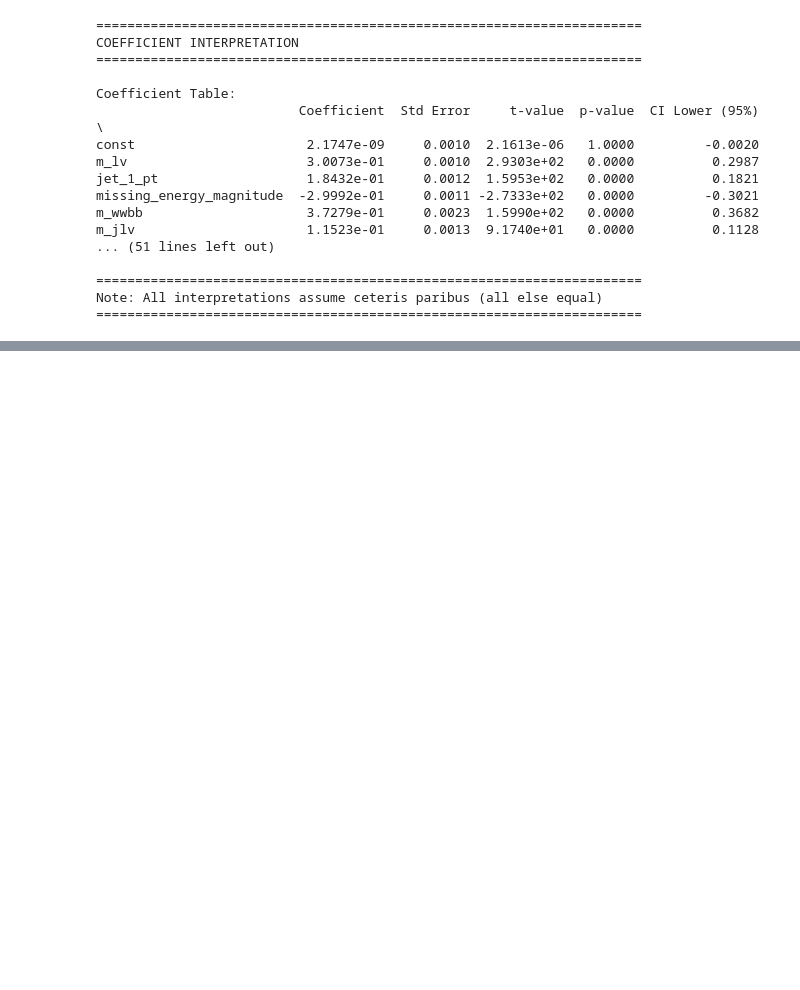
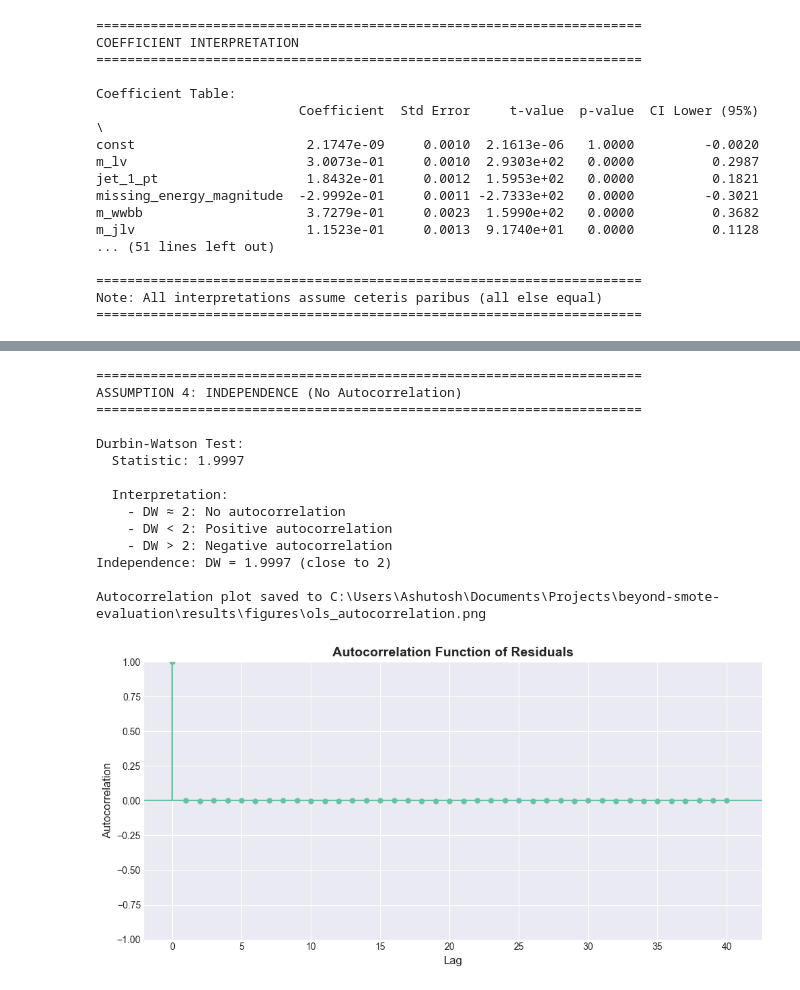
Before and after one commit to ashu-tagore/beyond_smote_evaluation, a Jupyter notebook: notebooks/06_OLS_Regression.ipynb, the cells around one changed output, grey strips where cells are left out. Saved outputs shown, nothing was run; the diff lists cells and outputs as text; code cells hidden in the pictures; blank space fills up the shorter version.

```diff
--- a/notebooks/06_OLS_Regression.ipynb
+++ b/notebooks/06_OLS_Regression.ipynb
@@ -401,0 +626,56 @@ Note: All interpretations assume ceteris paribus (all else equal)
+# %%
+# Cell 11: Test Assumption 4 - Independence
+# Checking if residuals are independent (no autocorrelation)
+# Using Durbin-Watson test
+
+print("="*70)
+print("ASSUMPTION 4: INDEPENDENCE (No Autocorrelation)")
+print("="*70)
+
+# Durbin-Watson test
+dw_stat = durbin_watson(residuals)
+
+print(f"\nDurbin-Watson Test:")
+print(f"  Statistic: {dw_stat:.4f}")
+print(f"\n  Interpretation:")
+print(f"    - DW ≈ 2: No autocorrelation")
+print(f"    - DW < 2: Positive autocorrelation")
+print(f"    - DW > 2: Negative autocorrelation")
+
+if 1.5 < dw_stat < 2.5:
+    print(f"Independence: DW = {dw_stat:.4f} (close to 2)")
+else:
+    print(f"Autocorrelation detected: DW = {dw_stat:.4f}")
+    print("  Remedy: Consider time-series methods or add lagged variables")
+
+# Autocorrelation plot
+fig, ax = plt.subplots(figsize=(10, 5))
+sm.graphics.tsa.plot_acf(residuals, lags=40, ax=ax, alpha=0.05)
+ax.set_title('Autocorrelation Function of Residuals',
+             fontsize=14, fontweight='bold')
+ax.set_xlabel('Lag', fontsize=12)
+ax.set_ylabel('Autocorrelation', fontsize=12)
+
+plt.tight_layout()
+
+autocorr_path = FIGURE_OUTPUT / 'ols_autocorrelation.png'
+plt.savefig(autocorr_path, dpi=DPI_VALUE, bbox_inches='tight')
+print(f"\nAutocorrelation plot saved to {autocorr_path}")
+
+plt.show()
+# %% [output]
+======================================================================
+ASSUMPTION 4: INDEPENDENCE (No Autocorrelation)
+======================================================================
+
+Durbin-Watson Test:
+  Statistic: 1.9997
+
+  Interpretation:
+    - DW ≈ 2: No autocorrelation
+    - DW < 2: Positive autocorrelation
+    - DW > 2: Negative autocorrelation
+Independence: DW = 1.9997 (close to 2)
+
+Autocorrelation plot saved to C:\Users\Ashutosh\Documents\Projects\beyond-smote-evaluation\results\figures\ols_autocorrelation.png
+[figure, added]
```
Also changed, not shown: parts of 7 cells of this notebook.
